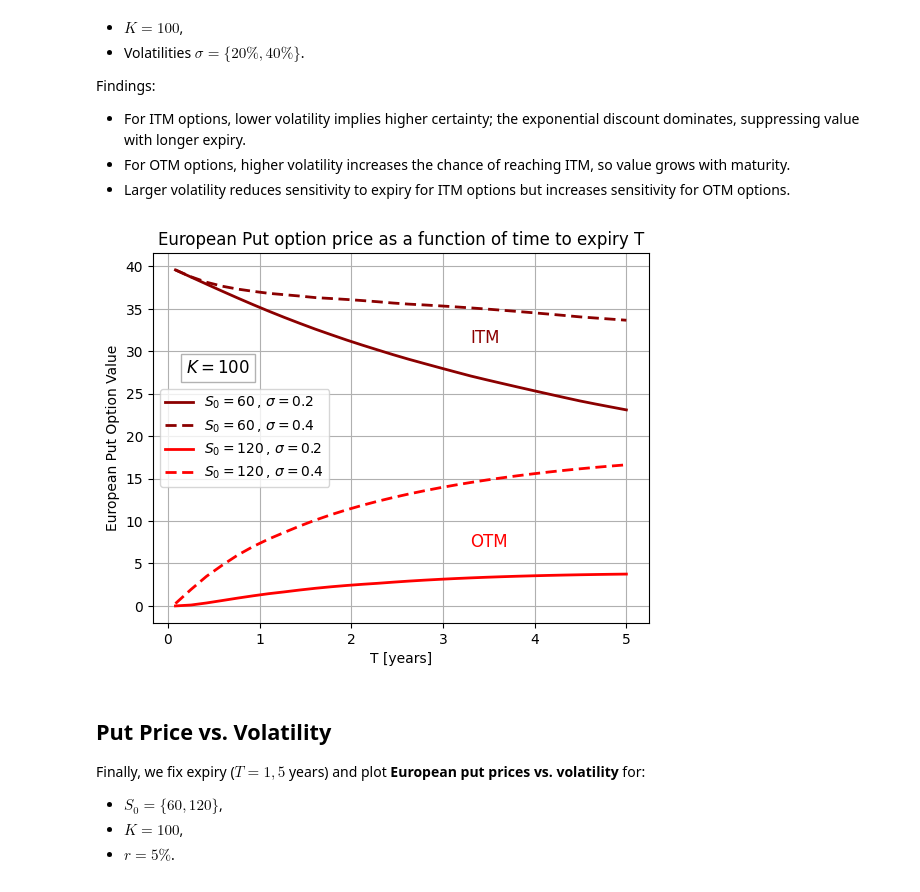
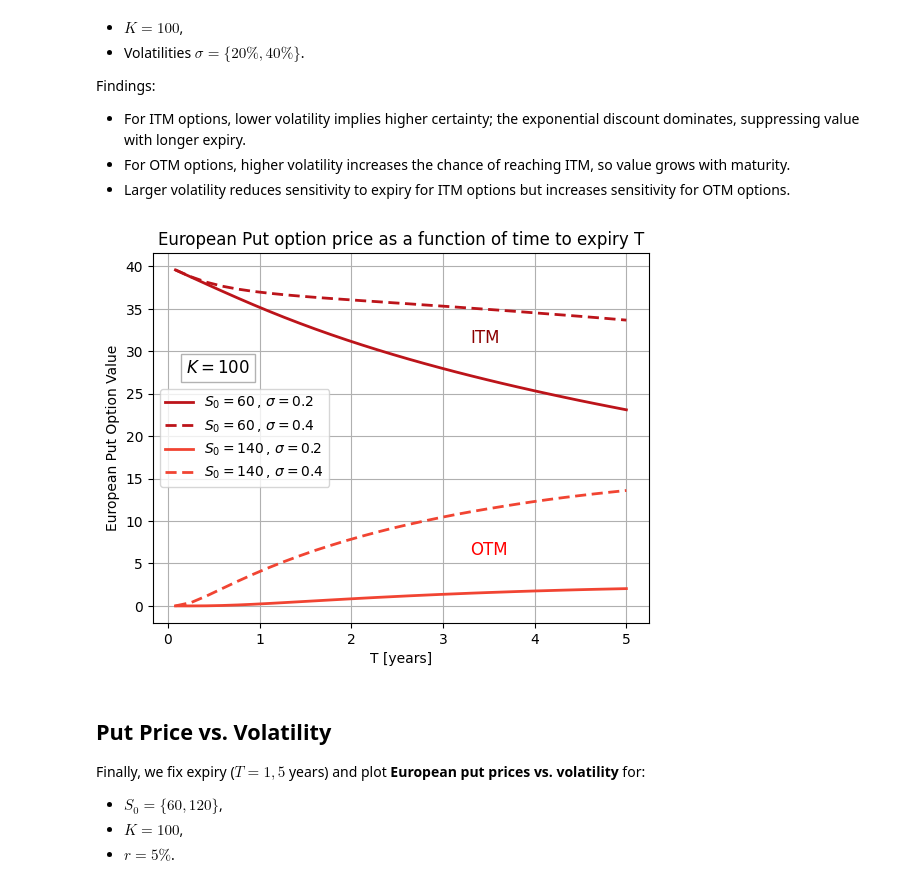
Before and after one commit to rebalkin/Quant-portfolio, a Jupyter notebook: notebooks/option_pricing_v2.ipynb, the cells around one changed output. Cells and saved outputs as stored; diff of their text form; code cells hidden in the pictures.

```diff
--- a/notebooks/option_pricing_v2.ipynb
+++ b/notebooks/option_pricing_v2.ipynb
@@ -235,20 +213,34 @@ price_EU_high_04 = np.array(price_EU_high_04)
+# %%
+Trange = np.linspace(1/12, 5, 30)      # (30,)
+S0     = np.array([60, 140])           # (2,)
+sigma  = np.array([0.2, 0.4])          # (2,)
+K      = 100
+r      = 0.05
+payoff = lambda ST, K: po.payoff_put(ST, K)
+
+m, t, s = len(S0), len(Trange), len(sigma)
+# %%
+prices_v_expiry =  bt.eval_option_tree_fast(S0, r, 0.0, sigma, Trange, 1000, payoff, "european", K)
+prices_v_expiry = prices_v_expiry.reshape(m, t, s)
 # %%
-plt.plot(Trange, price_EU_low_02, label=r'$S_0=60\,,\, \sigma=0.2$', linewidth=2,color='darkred')
-plt.plot(Trange, price_EU_low_04, label=r'$S_0=60\,,\, \sigma=0.4$', linewidth=2,dashes=(4,2),color='darkred')
-plt.plot(Trange, price_EU_high_02, label=r'$S_0=120\,,\, \sigma=0.2$', linewidth=2,color='red')
-plt.plot(Trange, price_EU_high_04, label=r'$S_0=120\,,\, \sigma=0.4$', linewidth=2,dashes=(4,2),color='red')
+colorsR = [plt.cm.Reds(0.8),  plt.cm.Reds(0.6),plt.cm.Reds(0.4)]
+
+plt.plot(Trange, prices_v_expiry[0,:,0], label=r'$S_0=60\,,\, \sigma=0.2$', linewidth=2,color=colorsR[0])
+plt.plot(Trange, prices_v_expiry[0,:,1], label=r'$S_0=60\,,\, \sigma=0.4$', linewidth=2,dashes=(4,2),color=colorsR[0])
+plt.plot(Trange, prices_v_expiry[1,:,0], label=r'$S_0=140\,,\, \sigma=0.2$', linewidth=2,color=colorsR[1])
+plt.plot(Trange, prices_v_expiry[1,:,1], label=r'$S_0=140\,,\, \sigma=0.4$', linewidth=2,dashes=(4,2),color=colorsR[1])
 plt.xlabel("T [years]")
 plt.ylabel("European Put Option Value")
 plt.title("European Put option price as a function of time to expiry T")
 plt.legend()
 plt.text(3.3, 31, "ITM", fontsize=12, color="darkred")
-plt.text(3.3, 7, "OTM", fontsize=12, color="red")
+plt.text(3.3, 6, "OTM", fontsize=12, color="red")
 plt.grid(True)
 plt.grid(True)
 plt.text(0.2, 28, r'$K=100$', fontsize=12, color="black", ha="left", va="center",bbox=dict(boxstyle="square", facecolor="white", edgecolor="black",alpha=0.3))
 plt.savefig("../plots/put_vs_T.png", dpi=300, bbox_inches="tight")
 # %% [output]
-[figure, old version]
+[figure, new version]
 # %% [markdown]
 ## Put Price vs. Volatility
 
```
Also changed, not shown: parts of 9 cells of this notebook, 6 other files.
